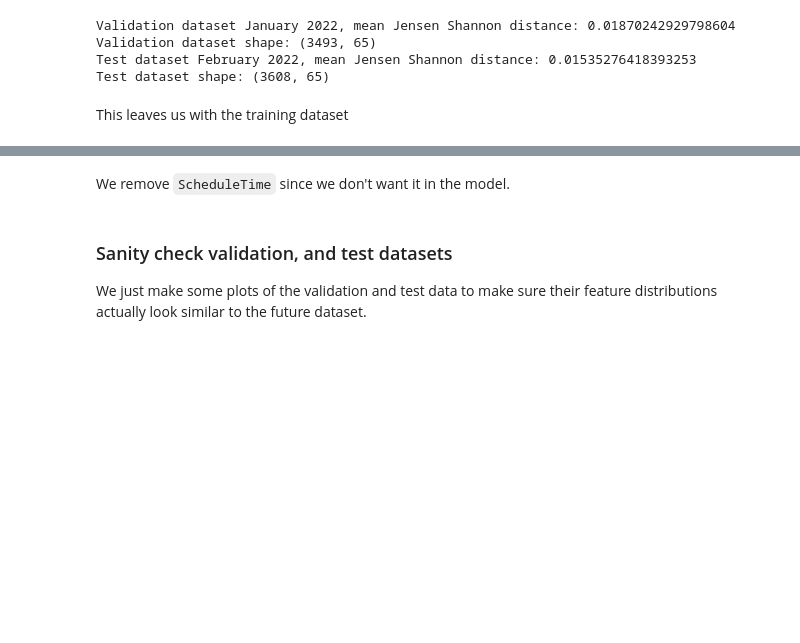
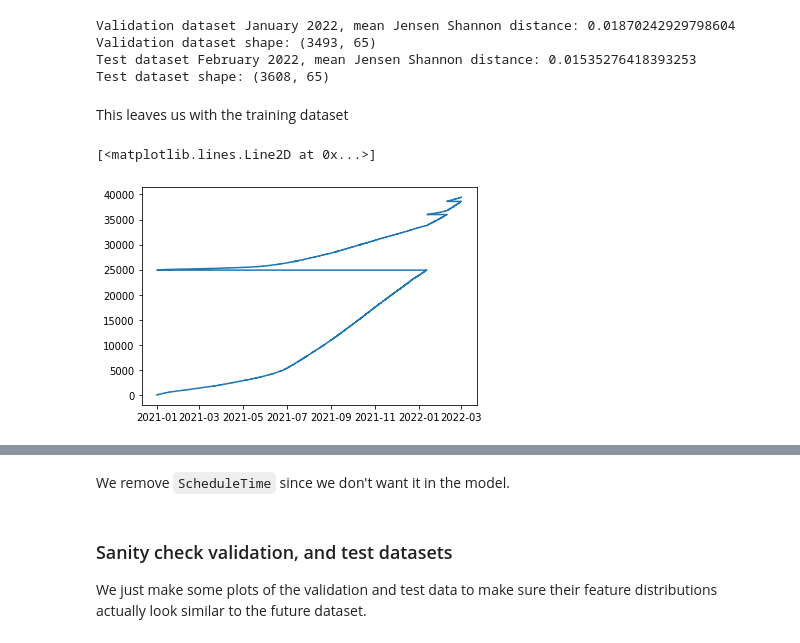
Before and after one commit to augustsemrau/02582case1, a Jupyter notebook: notebooks/data_preprocessing.ipynb, the cells around one changed output, grey strips where cells are left out. Drawn from its saved outputs; the diff is of its cells as text; code cells hidden in the pictures; blank space fills up the shorter version.

```diff
--- a/notebooks/data_preprocessing.ipynb
+++ b/notebooks/data_preprocessing.ipynb
@@ -471,3 +488,9 @@ Test dataset February 2022, mean Jensen Shannon distance: 0.01535276418393253
 Test dataset shape: (3608, 65)
 # %% [markdown]
 This leaves us with the training dataset
+# %%
+import matplotlib.pyplot as plt
+plt.plot(df_realized.ScheduleTime, df_realized.index)
+# %% [output]
+[<matplotlib.lines.Line2D at 0x...>]
+[figure, added]
```
Also changed, not shown: parts of 11 cells of this notebook, 3 other files.
